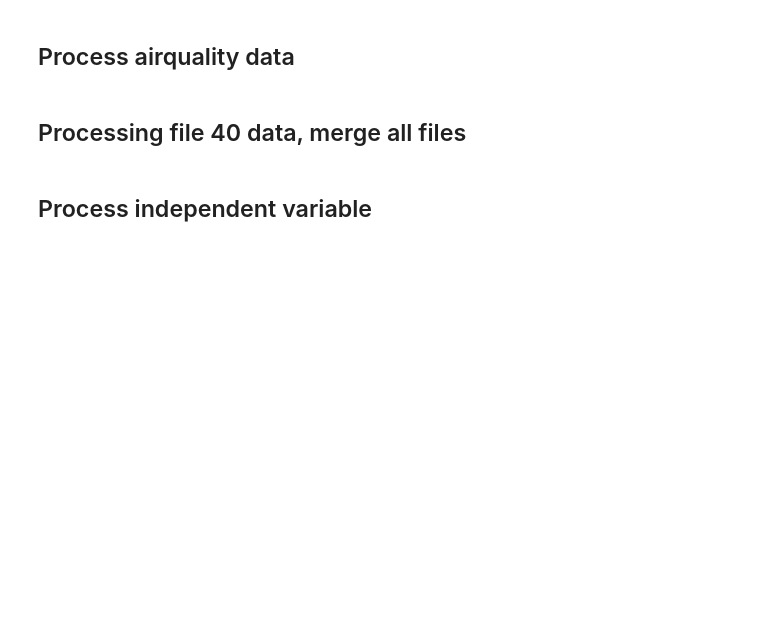
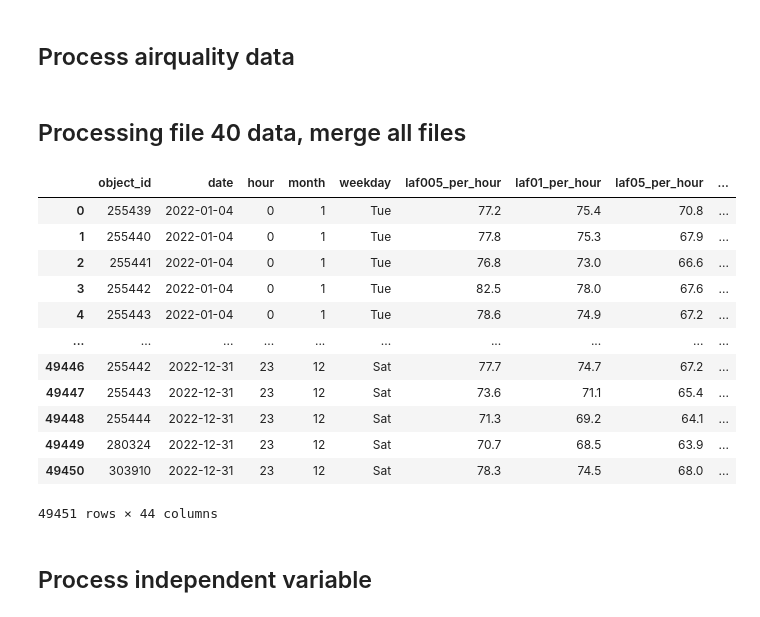
Before and after one commit to aphdinh/MDA_KUL, a Jupyter notebook: notebook/3_model_predict_noise_level_file40.ipynb, the cells around one changed output. Drawn from its saved outputs; the diff is of its cells as text; code cells hidden in the pictures; blank space fills up the shorter version.

```diff
--- a/notebook/3_model_predict_noise_level_file40.ipynb
+++ b/notebook/3_model_predict_noise_level_file40.ipynb
@@ -102,7 +101,7 @@ def merge_csv_files(directory_path):
     return merged_df
 # %%
 # Noise data
-file40 = merge_csv_files("data/file_40")
+file40 = merge_csv_files("../data/file40/")
 # %%
 ### we would delete unit column because of same values
 # drop all _unit columns
@@ -147,6 +146,22 @@ data_model_v2 = data_model_v2.drop("Unnamed: 0", axis=1)
 from sklearn.model_selection import train_test_split
 
 train_df, val_df = train_test_split(data_model_v2, test_size=0.2, random_state=7)
+# %%
+data_model_v2
+# %% [output]
+|  | object_id | date | hour | month | weekday | laf005_per_hour | laf01_per_hour | laf05_per_hour | ... |
+| 0 | 255439 | 2022-01-04 | 0 | 1 | Tue | 77.2 | 75.4 | 70.8 | ... |
+| 1 | 255440 | 2022-01-04 | 0 | 1 | Tue | 77.8 | 75.3 | 67.9 | ... |
+| 2 | 255441 | 2022-01-04 | 0 | 1 | Tue | 76.8 | 73.0 | 66.6 | ... |
+| 3 | 255442 | 2022-01-04 | 0 | 1 | Tue | 82.5 | 78.0 | 67.6 | ... |
+| 4 | 255443 | 2022-01-04 | 0 | 1 | Tue | 78.6 | 74.9 | 67.2 | ... |
+| ... | ... | ... | ... | ... | ... | ... | ... | ... | ... |
+| 49446 | 255442 | 2022-12-31 | 23 | 12 | Sat | 77.7 | 74.7 | 67.2 | ... |
+| 49447 | 255443 | 2022-12-31 | 23 | 12 | Sat | 73.6 | 71.1 | 65.4 | ... |
+| 49448 | 255444 | 2022-12-31 | 23 | 12 | Sat | 71.3 | 69.2 | 64.1 | ... |
+| 49449 | 280324 | 2022-12-31 | 23 | 12 | Sat | 70.7 | 68.5 | 63.9 | ... |
+| 49450 | 303910 | 2022-12-31 | 23 | 12 | Sat | 78.3 | 74.5 | 68.0 | ... |
+49451 rows × 44 columns
 # %% [markdown]
 ## Process independent variable
 # %%
```
Also changed, not shown: parts of 7 cells of this notebook.
